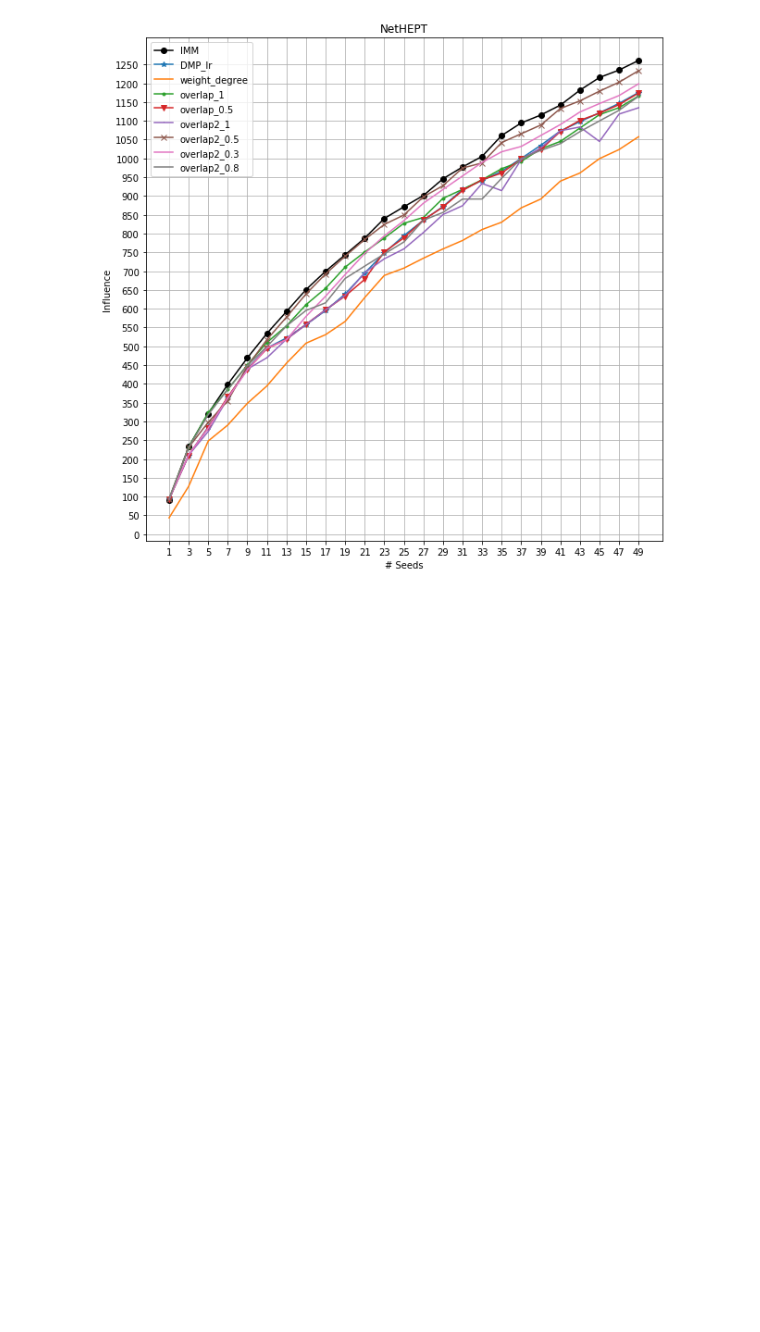
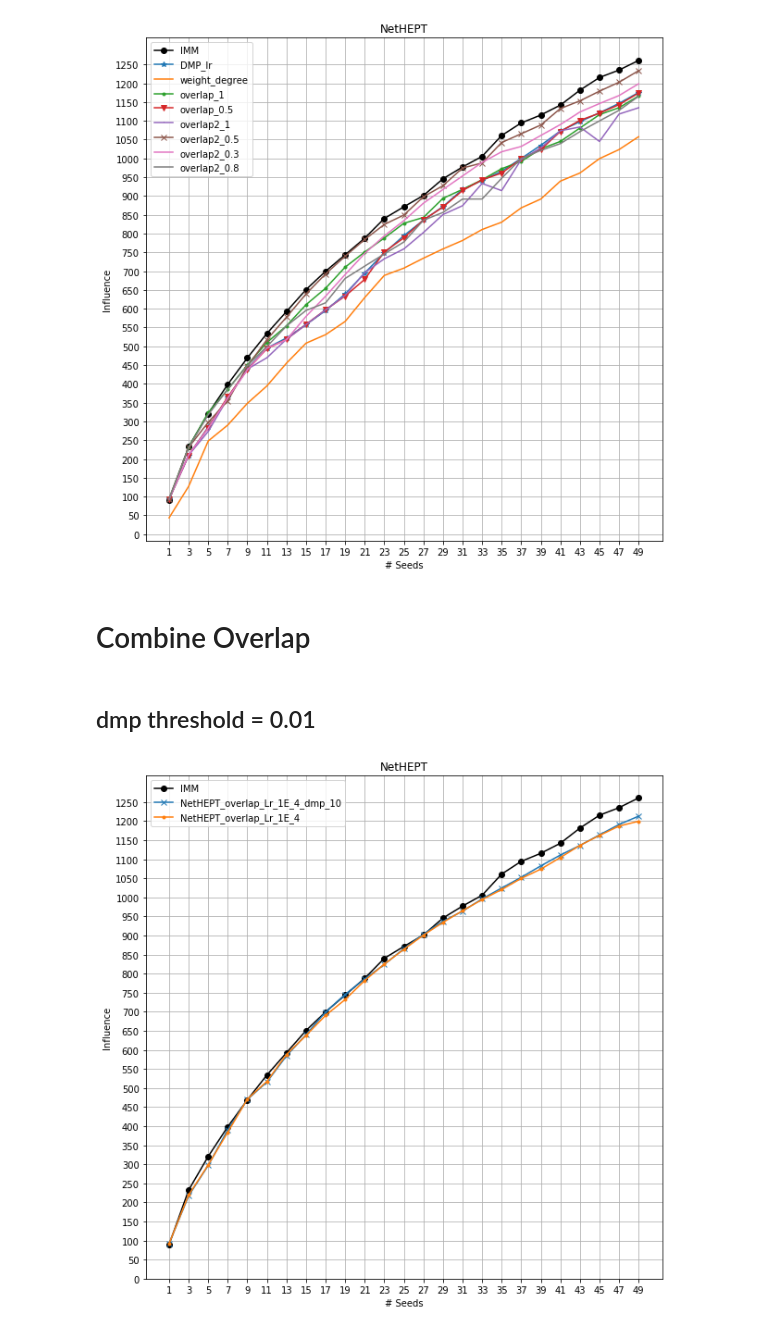
Before and after one commit to FeiGSSS/DMP, a Jupyter notebook: HEPT.ipynb, the cells around one changed output. Cells and saved outputs as stored; diff of their text form; code cells hidden in the pictures; blank space fills up the shorter version.

```diff
--- a/HEPT.ipynb
+++ b/HEPT.ipynb
@@ -68,3 +68,37 @@ plt.savefig("NetHEPT.pdf")
 plt.show()
 # %% [output]
 [figure]
+# %% [markdown]
+# Combine Overlap
+# %% [markdown]
+## dmp threshold = 0.01
+# %%
+with open("./results/hept_imm.pkl", "rb") as f:
+    imm_log = pkl.load(f)
+# %%
+with open("./results/NetHEPT_overlap_Lr_1E-4_dmp_10_max.pkl", "rb") as f:
+    NetHEPT_overlap_Lr_1E_4_dmp_10_max = pkl.load(f)
+# %%
+with open("./results/NetHEPT_overlap_Lr_1E-4_max.pkl", "rb") as f:
+    NetHEPT_overlap_Lr_1E_4_max = pkl.load(f)
+# %%
+x = range(1, 51, 2)
+plt.figure(figsize=(10, 10))
+plt.plot(x, imm_log, marker="o", c="k")
+plt.plot(x, list(NetHEPT_overlap_Lr_1E_4_dmp_10_max.values()), marker="x")
+plt.plot(x, list(NetHEPT_overlap_Lr_1E_4_max.values()), marker=".")
+
+
+plt.xticks(x)
+plt.yticks(range(0, 1300, 50))
+plt.legend(["IMM",
+           "NetHEPT_overlap_Lr_1E_4_dmp_10",
+           "NetHEPT_overlap_Lr_1E_4"])
+plt.xlabel("# Seeds")
+plt.ylabel("Influence")
+
+plt.title("NetHEPT")
+plt.grid(True)
+plt.savefig("NetHEPT_comb_overlap.pdf")
+# %% [output]
+[figure, added]
```
Also changed, not shown: 32 other files.
